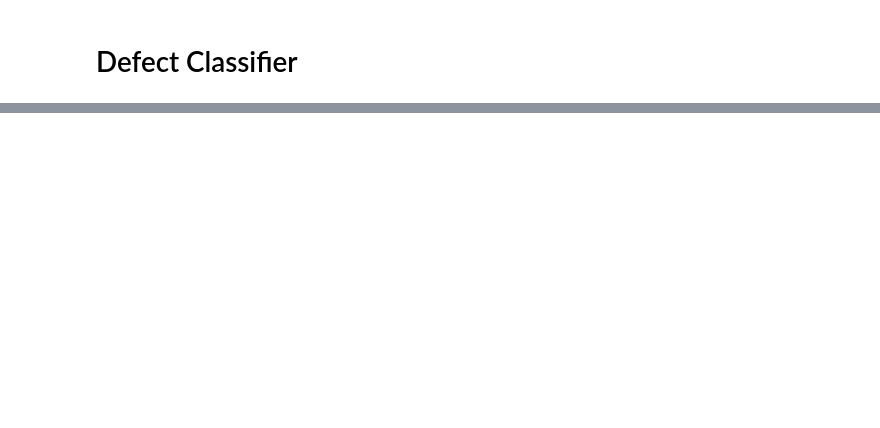
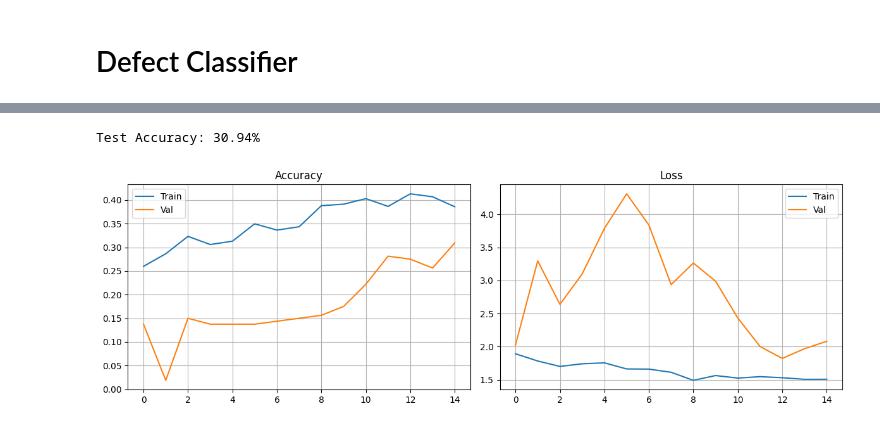
Before and after one commit to Seglats/D0022E, a Jupyter notebook: defect_classifier.ipynb, the cells around one changed output, grey strips where cells are left out. Saved outputs shown, nothing was run; the diff lists cells and outputs as text; code cells hidden in the pictures; blank space fills up the shorter version.

```diff
--- a/defect_classifier.ipynb
+++ b/defect_classifier.ipynb
@@ -216,4 +90,0 @@ punching_hole       0.29      0.48      0.36        44
-# %%
-model.save('defect_classifier_model.h5')
-with open('label_encoder.pkl', 'wb') as f:
-    pickle.dump(label_encoder, f)
@@ -229,0 +91,15 @@ def predict(image_path):
+# %%
+# Train
+train_ds = tf.data.Dataset.from_tensor_slices((X_train, y_train)).shuffle(2048).batch(32).prefetch(2)
+val_ds = tf.data.Dataset.from_tensor_slices((X_test, y_test)).batch(32).prefetch(2)
+
+history = model.fit(
+    train_ds,
+    validation_data=val_ds,
+    epochs=int(os.getenv("EPOCHS", "30")),
+    class_weight=class_weights,
+    callbacks=[
+        tf.keras.callbacks.EarlyStopping('val_accuracy', patience=15, restore_best_weights=True),
+        tf.keras.callbacks.ReduceLROnPlateau('val_accuracy', factor=0.5, patience=5)
+    ]
+)
@@ -229,0 +124,7 @@ def predict(image_path):
+# %%
+# Evaluate
+loss, acc = model.evaluate(X_test, y_test, verbose=0)
+print(f"Test Accuracy: {acc:.1%}")
+# %% [output]
+Test Accuracy: 30.94%
+[figure, added]
```
Also changed, not shown: parts of 11 cells of this notebook, 3 other files.
